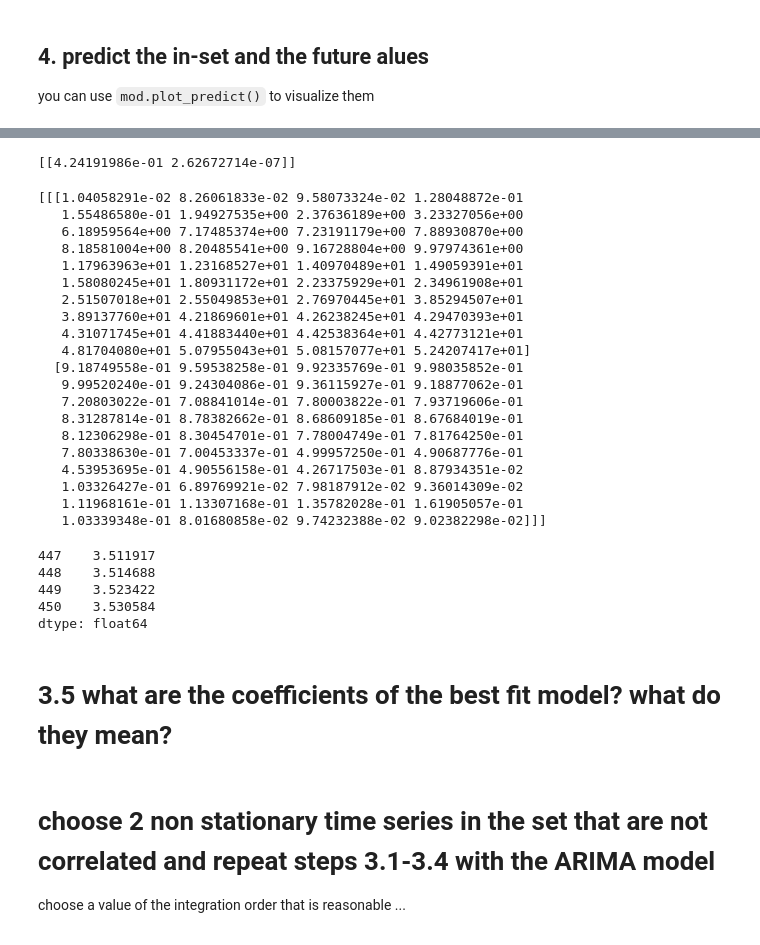
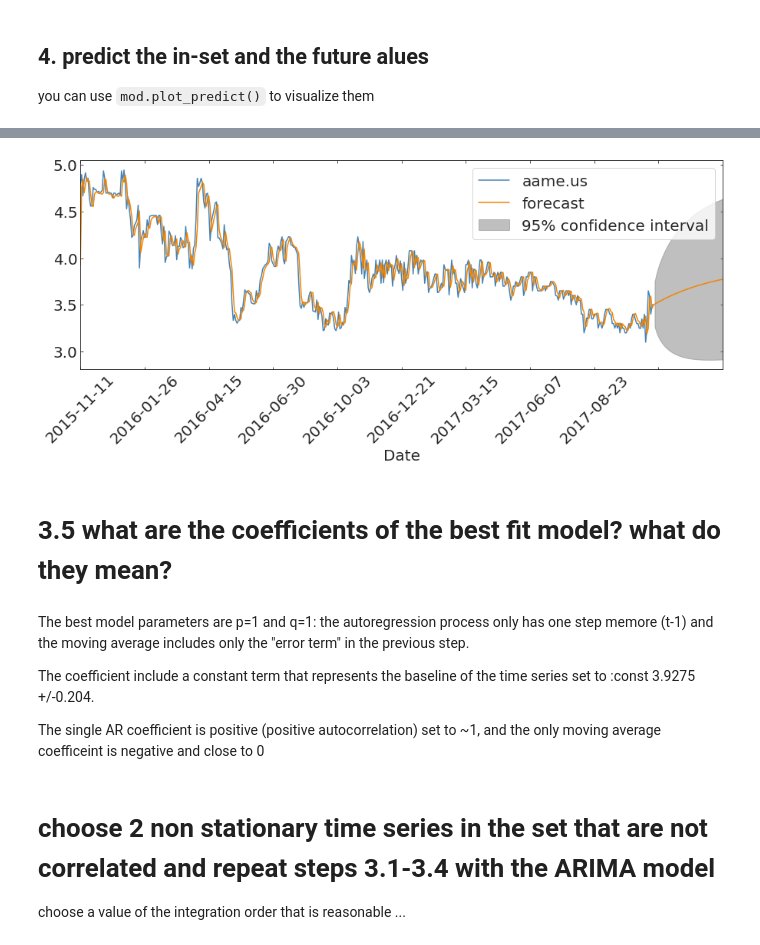
Before and after one commit to xiaolng/DSPS_FBianco, a Jupyter notebook: HW2/ARIMA_solution.ipynb, the cells around one changed output, grey strips where cells are left out. Drawn from its saved outputs; the diff is of its cells as text; code cells hidden in the pictures.

```diff
--- a/HW2/ARIMA_solution.ipynb
+++ b/HW2/ARIMA_solution.ipynb
@@ -321,5 +312,0 @@ results.test_normality?
-# %%
-# Goldfeld-Quandt type test: [test_statistic, pvalue]
-print(results.test_heteroskedasticity(method='breakvar'))
-# %% [output]
-[[4.24191986e-01 2.62672714e-07]]
@@ -328,24 +312,0 @@ results.test_heteroskedasticity?
-# %%
-# Ljung-Box test: [test_statistic, pvalue] for each lag
-print(results.test_serial_correlation(method='ljungbox'))
-# %% [output]
-[[[1.04058291e-02 8.26061833e-02 9.58073324e-02 1.28048872e-01
-   1.55486580e-01 1.94927535e+00 2.37636189e+00 3.23327056e+00
-   6.18959564e+00 7.17485374e+00 7.23191179e+00 7.88930870e+00
-   8.18581004e+00 8.20485541e+00 9.16728804e+00 9.97974361e+00
-   1.17963963e+01 1.23168527e+01 1.40970489e+01 1.49059391e+01
-   1.58080245e+01 1.80931172e+01 2.23375929e+01 2.34961908e+01
-   2.51507018e+01 2.55049853e+01 2.76970445e+01 3.85294507e+01
-   3.89137760e+01 4.21869601e+01 4.26238245e+01 4.29470393e+01
-   4.31071745e+01 4.41883440e+01 4.42538364e+01 4.42773121e+01
-   4.81704080e+01 5.07955043e+01 5.08157077e+01 5.24207417e+01]
-  [9.18749558e-01 9.59538258e-01 9.92335769e-01 9.98035852e-01
-   9.99520240e-01 9.24304086e-01 9.36115927e-01 9.18877062e-01
-   7.20803022e-01 7.08841014e-01 7.80003822e-01 7.93719606e-01
-   8.31287814e-01 8.78382662e-01 8.68609185e-01 8.67684019e-01
-   8.12306298e-01 8.30454701e-01 7.78004749e-01 7.81764250e-01
-   7.80338630e-01 7.00453337e-01 4.99957250e-01 4.90687776e-01
-   4.53953695e-01 4.90556158e-01 4.26717503e-01 8.87934351e-02
-   1.03326427e-01 6.89769921e-02 7.98187912e-02 9.36014309e-02
-   1.11968161e-01 1.13307168e-01 1.35782028e-01 1.61905057e-01
-   1.03339348e-01 8.01680858e-02 9.74232388e-02 9.02382298e-02]]]
@@ -354,14 +313,17 @@ results.test_serial_correlation?
-# %%
-# - Forecast the next 4 values
-print(results.forecast(4))
-# %% [output]
-447    3.511917
-448    3.514688
-449    3.523422
-450    3.530584
-dtype: float64
+# %%
+ax = tss[['aame.us']].plot(figsize=(15,5))
+mod.plot_predict(end=500, plot_insample=False, ax=ax);
+ax.set_xticklabels(ax.get_xticklabels(), rotation=45);
+# %% [output]
+[figure, added]
 # %% [markdown]
 # 3.5 what are the coefficients of the best fit model? what do they mean?
+# %% [markdown]
+The best model parameters are p=1 and q=1: the autoregression process only has one step memore (t-1) and the moving average includes only the "error term" in the previous step.
+
+The coefficient include a constant term that represents the baseline of the time series set to :const	3.9275	+/-0.204.
+
+The single AR coefficient is positive (positive autocorrelation) set to ~1, and the only moving average coefficeint is negative and close to 0
 # %% [markdown]
 #  choose 2 non stationary time series in the set that are not correlated and repeat steps 3.1-3.4 with the ARIMA model
 
```
Also changed, not shown: parts of 11 cells of this notebook.
